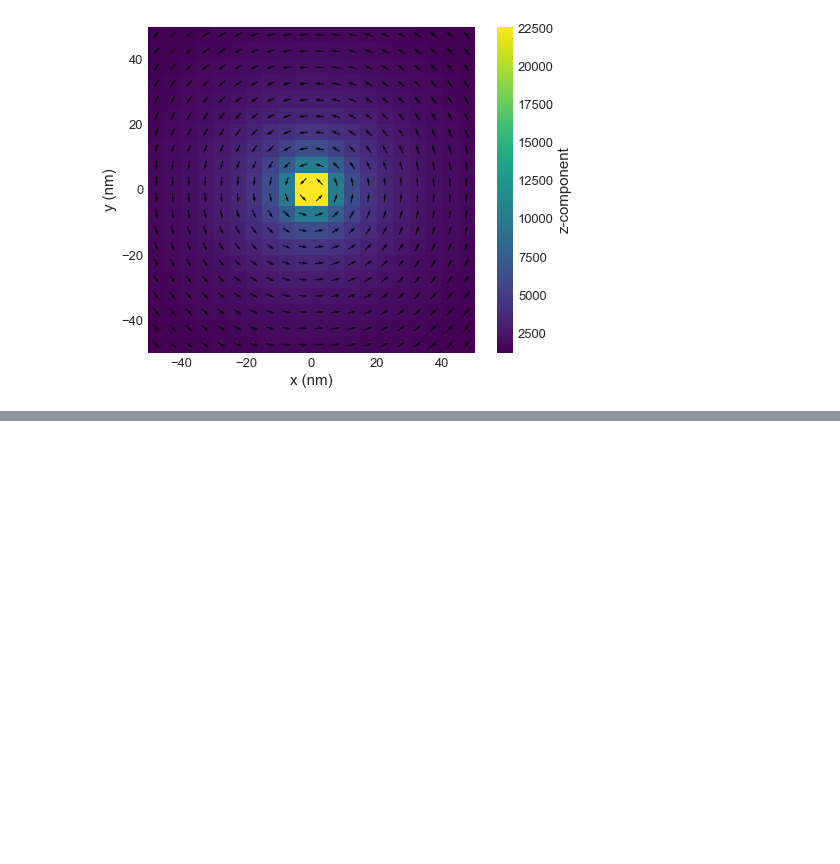
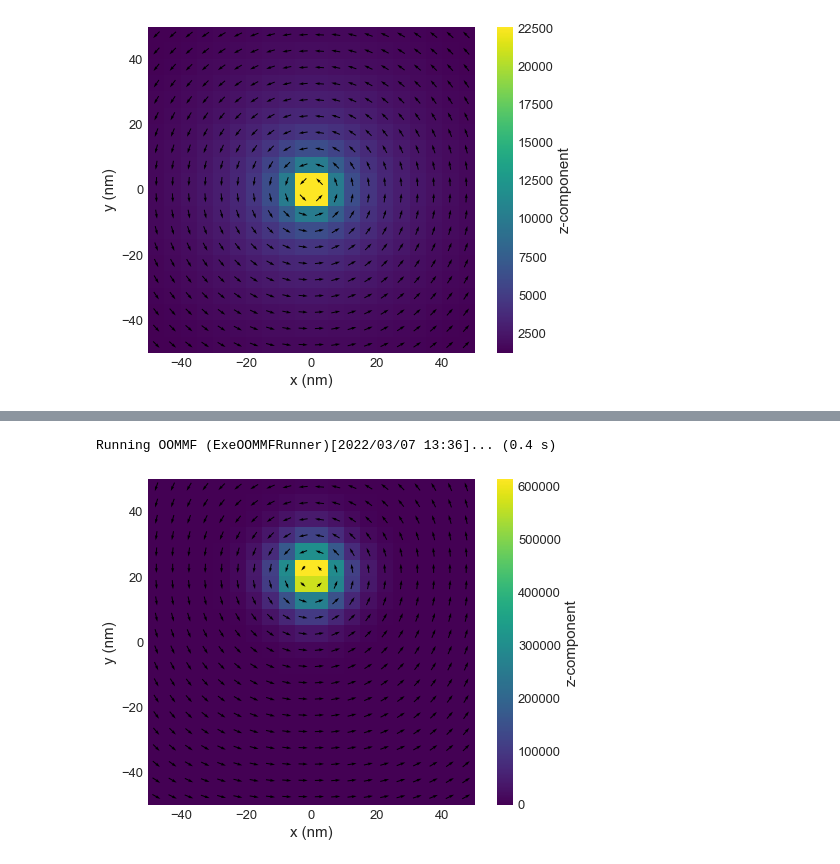
Before and after one commit to ubermag/tutorials, a Jupyter notebook: demo2.ipynb, the cells around one changed output, grey strips where cells are left out. Drawn from its saved outputs; the diff is of its cells as text; code cells hidden in the pictures; blank space fills up the shorter version.

```diff
--- a/demo2.ipynb
+++ b/demo2.ipynb
@@ -86,0 +93,10 @@ Running OOMMF (ExeOOMMFRunner)[2022/03/07 12:55]... (0.5 s)
+# %%
+H = (1e4, 0, 0)  # external magnetic field (A/m)
+
+system.energy += mm.Zeeman(H=H)
+
+md.drive(system)
+system.m.plane('z').mpl()
+# %% [output]
+Running OOMMF (ExeOOMMFRunner)[2022/03/07 13:36]... (0.4 s)
+[figure, added]
```
Also changed, not shown: parts of 30 cells of this notebook.
